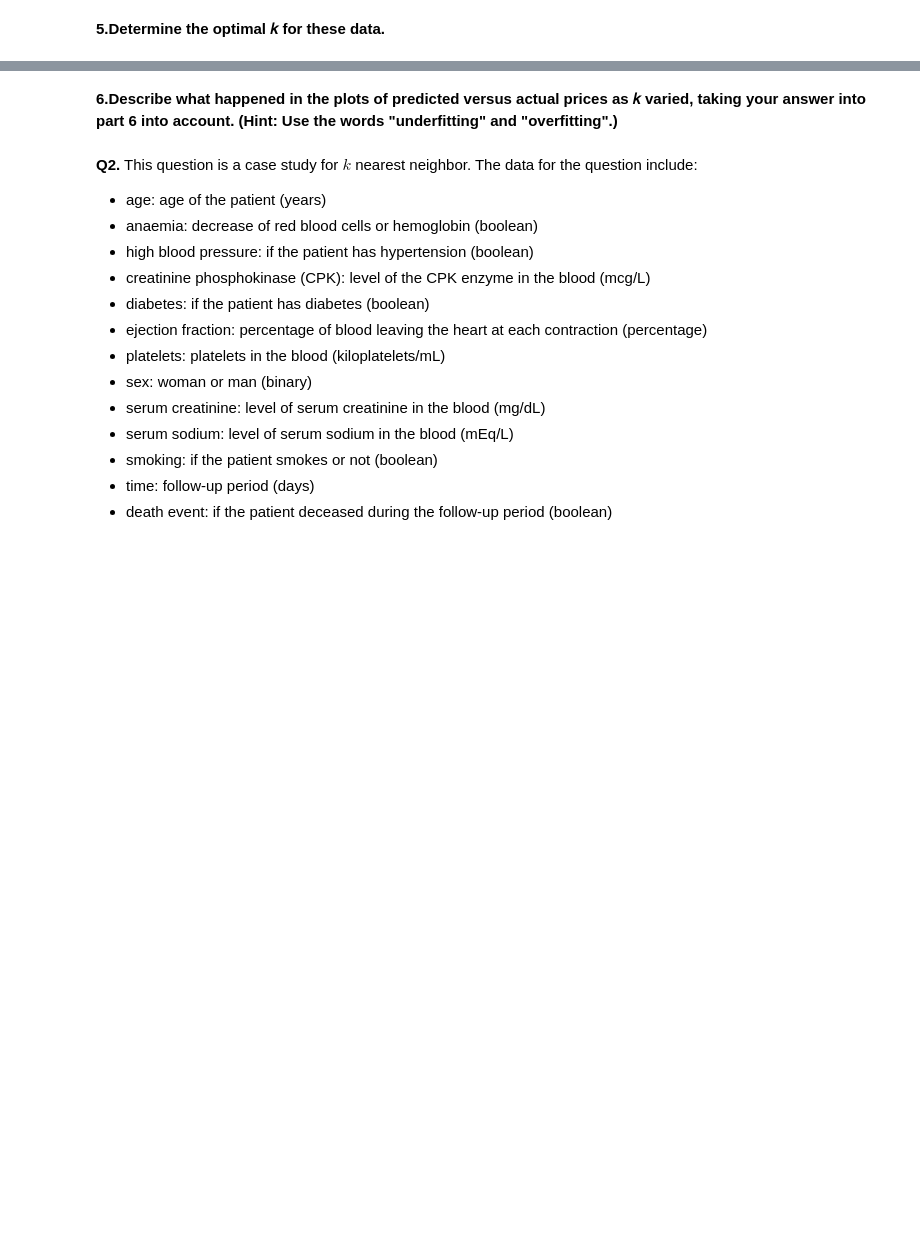
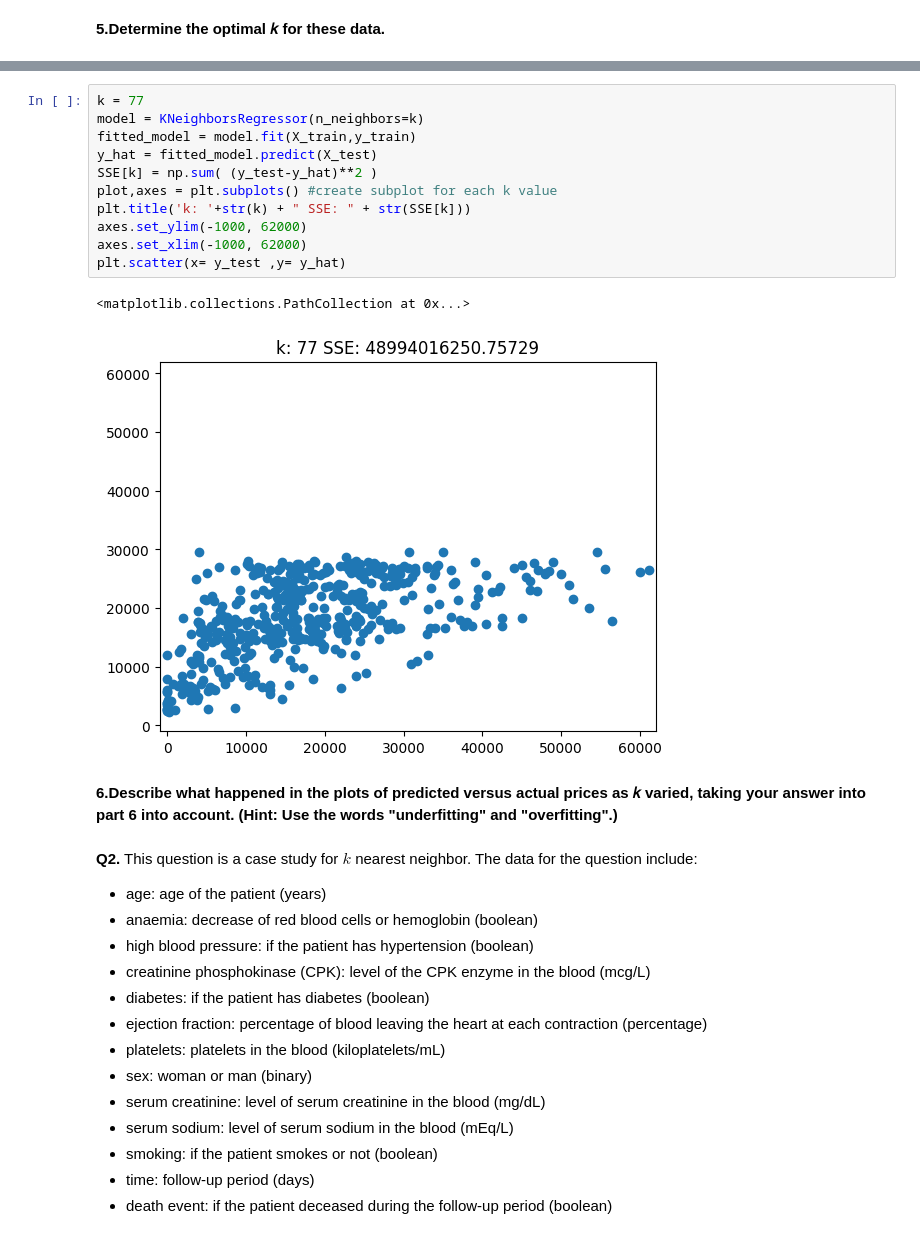
Before and after one commit to abkerper/knn, a Jupyter notebook: assignment_knn.ipynb, the cells around one changed output, grey strips where cells are left out. Saved outputs shown, nothing was run; the diff lists cells and outputs as text; blank space fills up the shorter version.

```diff
--- a/assignment_knn.ipynb
+++ b/assignment_knn.ipynb
@@ -112,3 +131,17 @@ for k in [3,10,25,50,100,300]:
+# %%
+k = 77
+model = KNeighborsRegressor(n_neighbors=k)
+fitted_model = model.fit(X_train,y_train)
+y_hat = fitted_model.predict(X_test)
+SSE[k] = np.sum( (y_test-y_hat)**2 )
+plot,axes = plt.subplots() #create subplot for each k value
+plt.title('k: '+str(k) + " SSE: " + str(SSE[k]))
+axes.set_ylim(-1000, 62000)
+axes.set_xlim(-1000, 62000)
+plt.scatter(x= y_test ,y= y_hat)
+# %% [output]
+<matplotlib.collections.PathCollection at 0x...>
+[figure, added]
 # %% [markdown]
 **6.Describe what happened in the plots of predicted versus actual prices as  𝑘  varied, taking your answer into part 6 into account. (Hint: Use the words "underfitting" and "overfitting".)**
 # %% [markdown]
```
Also changed, not shown: parts of 4 cells of this notebook.
